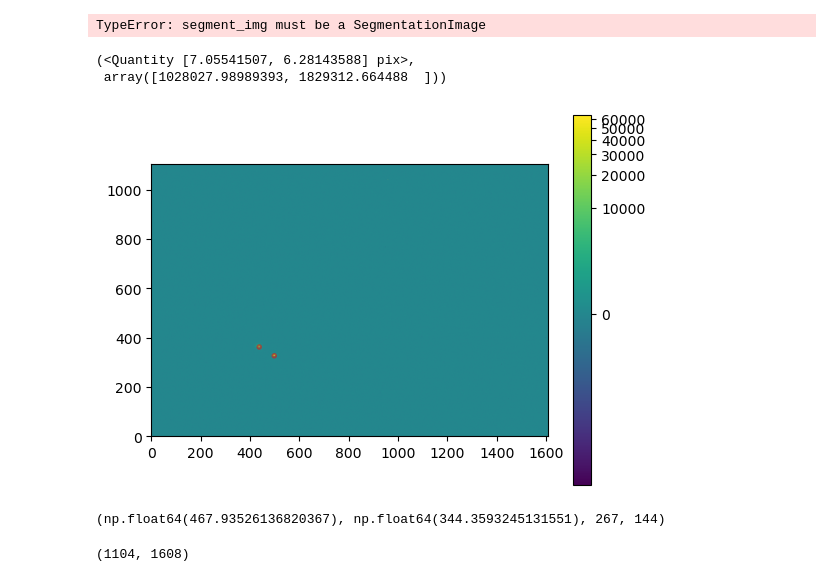
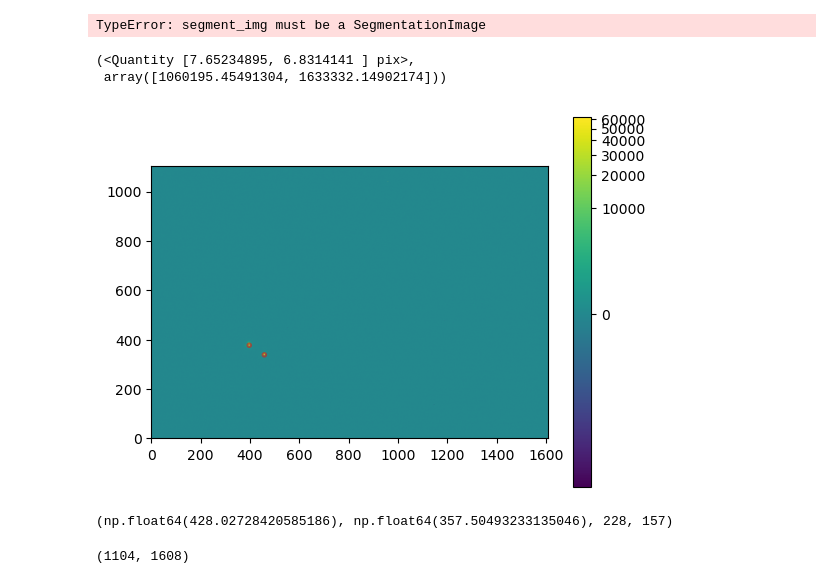
Before and after one commit to tepickering/timdimm_tng, a Jupyter notebook: notebooks/dimm_dev.ipynb, the cells around one changed output. Saved outputs shown, nothing was run; the diff lists cells and outputs as text; code cells hidden in the pictures.

```diff
--- a/notebooks/dimm_dev.ipynb
+++ b/notebooks/dimm_dev.ipynb
@@ -110,23 +110,23 @@ results["seeing"], results['N_bad']
 WARNING: NoDetectionsWarning: No sources were found. [photutils.segmentation.detect]
 TypeError: segment_img must be a SegmentationImage
 # %%
-aperture_data = load_ser_file(Path.home() / "find_boxes.ser")
+aperture_data = load_ser_file(Path.home() / "bad_boxes.ser")
 aperture_image = np.mean(aperture_data['data'], axis=0)
 aps = find_apertures(aperture_data['data'][1], threshold=35, brightest=2, plot=True)
 ap_stats = ApertureStats(aperture_image, aps[0])
 centroids = ap_stats.centroid
 ap_stats.fwhm, ap_stats.sum
 # %% [output]
-(<Quantity [7.05541507, 6.28143588] pix>,
- array([1028027.98989393, 1829312.664488  ]))
+(<Quantity [7.65234895, 6.8314141 ] pix>,
+ array([1060195.45491304, 1633332.14902174]))
-[figure, old version]
+[figure, new version]
 # %%
 x, y = np.mean(ap_stats.centroid, axis=0)
 left = max(0, int(x - 200))
 top = max(0, int(y - 200))
 x, y, left, top
 # %% [output]
-(np.float64(467.93526136820367), np.float64(344.3593245131551), 267, 144)
+(np.float64(428.02728420585186), np.float64(357.50493233135046), 228, 157)
 # %%
 aperture_data['data'][0].shape
 # %% [output]
```
Also changed, not shown: parts of 1 cell of this notebook, 1 other file.
